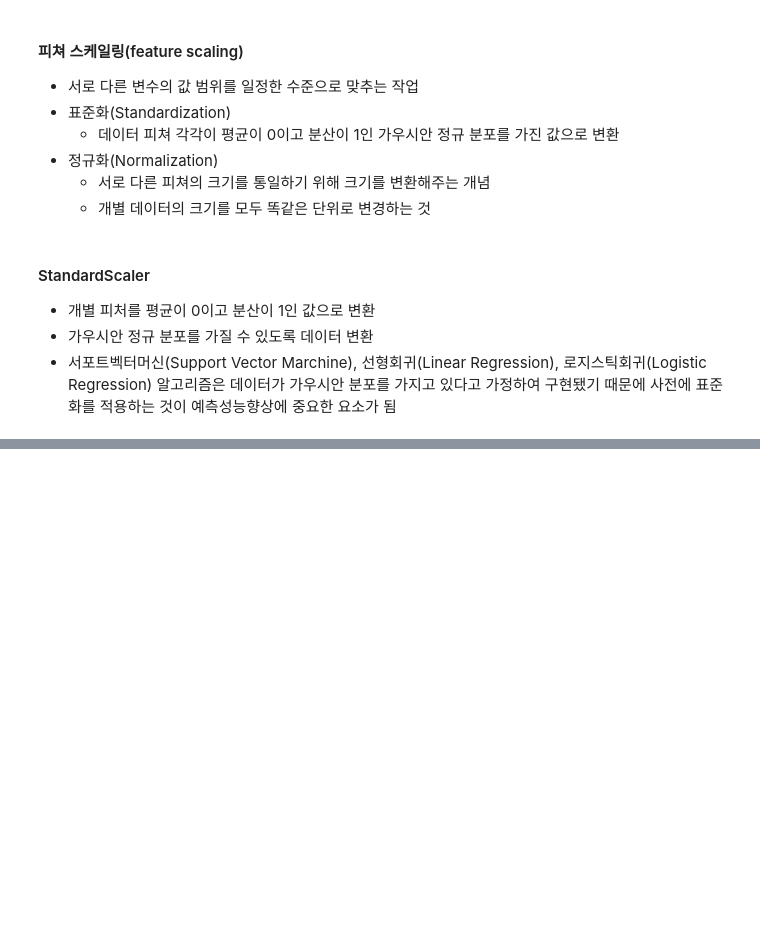
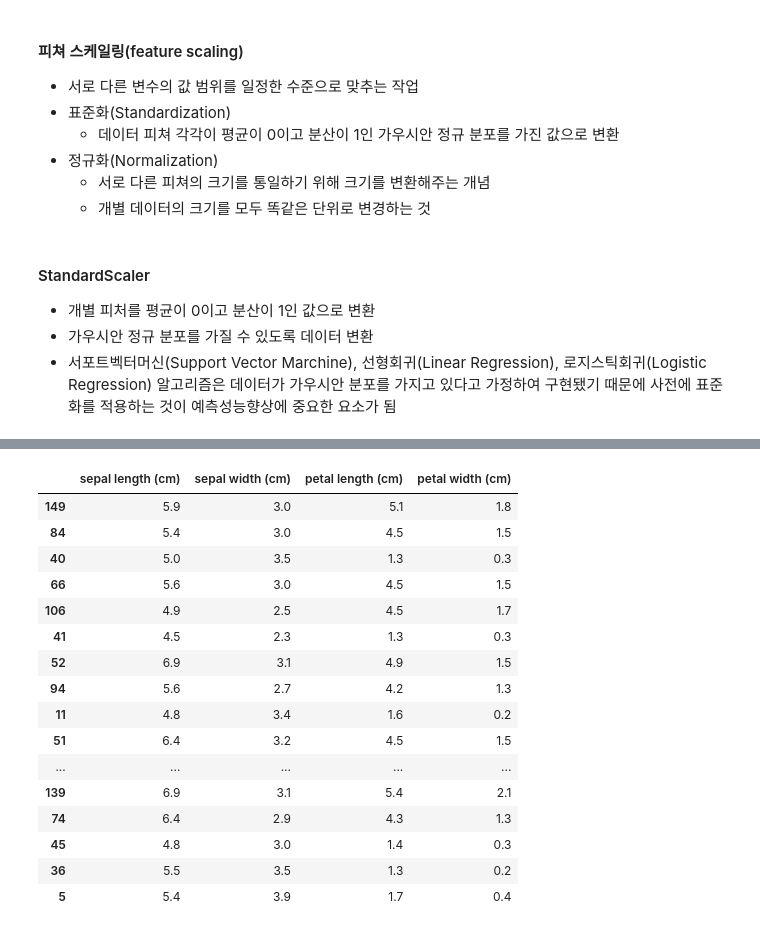
Before and after one commit to Jung-jieun/python-big-data-analysis, a Jupyter notebook: EDA.ipynb, the cells around one changed output, grey strips where cells are left out. Saved outputs shown, nothing was run; the diff lists cells and outputs as text; code cells hidden in the pictures; blank space fills up the shorter version.

```diff
--- a/EDA.ipynb
+++ b/EDA.ipynb
@@ -162,0 +166,4 @@ df2
+# %%
+iris = load_iris()
+df_iris = pd.DataFrame(data=iris.data, columns = iris.feature_names)
+df_iris
@@ -162,0 +313,7 @@ df2
+# %%
+from sklearn.model_selection import train_test_split
+
+df = pd.DataFrame(data=iris['data'], columns = iris['feature_names'])
+df['target'] = iris['target']
+
+x_train, x_test, y_train, y_test = train_test_split(df.iloc[:,:-1], df['target'], random_state=7)
@@ -162,0 +336,10 @@ df2
+# %%
+# MinMaxScaler 객체 생성
+scaler = MinMaxScaler()
+
+# MinMaxScaler 데이터셋 만들기
+scaler.fit(x_train)
+x_train_minmax = scaler.transform(x_train)
+
+# 데이터프레임으로 변환
+x_train_minmax = pd.DataFrame(x_train_minmax, columns = iris['feature_names'])
@@ -162,0 +378,25 @@ df2
+# %%
+scaler.fit(x_test)
+x_test_minmax = scaler.transform(x_test)
+
+x_test_minmax = pd.DataFrame(x_test_minmax, columns = iris['feature_names'])
+# %%
+x_test
+# %% [output]
+|  | sepal length (cm) | sepal width (cm) | petal length (cm) | petal width (cm) |
+| 149 | 5.9 | 3.0 | 5.1 | 1.8 |
+| 84 | 5.4 | 3.0 | 4.5 | 1.5 |
+| 40 | 5.0 | 3.5 | 1.3 | 0.3 |
+| 66 | 5.6 | 3.0 | 4.5 | 1.5 |
+| 106 | 4.9 | 2.5 | 4.5 | 1.7 |
+| 41 | 4.5 | 2.3 | 1.3 | 0.3 |
+| 52 | 6.9 | 3.1 | 4.9 | 1.5 |
+| 94 | 5.6 | 2.7 | 4.2 | 1.3 |
+| 11 | 4.8 | 3.4 | 1.6 | 0.2 |
+| 51 | 6.4 | 3.2 | 4.5 | 1.5 |
+| ... | ... | ... | ... | ... |
+| 139 | 6.9 | 3.1 | 5.4 | 2.1 |
+| 74 | 6.4 | 2.9 | 4.3 | 1.3 |
+| 45 | 4.8 | 3.0 | 1.4 | 0.3 |
+| 36 | 5.5 | 3.5 | 1.3 | 0.2 |
+| 5 | 5.4 | 3.9 | 1.7 | 0.4 |
```
Also changed, not shown: parts of 24 cells of this notebook.
